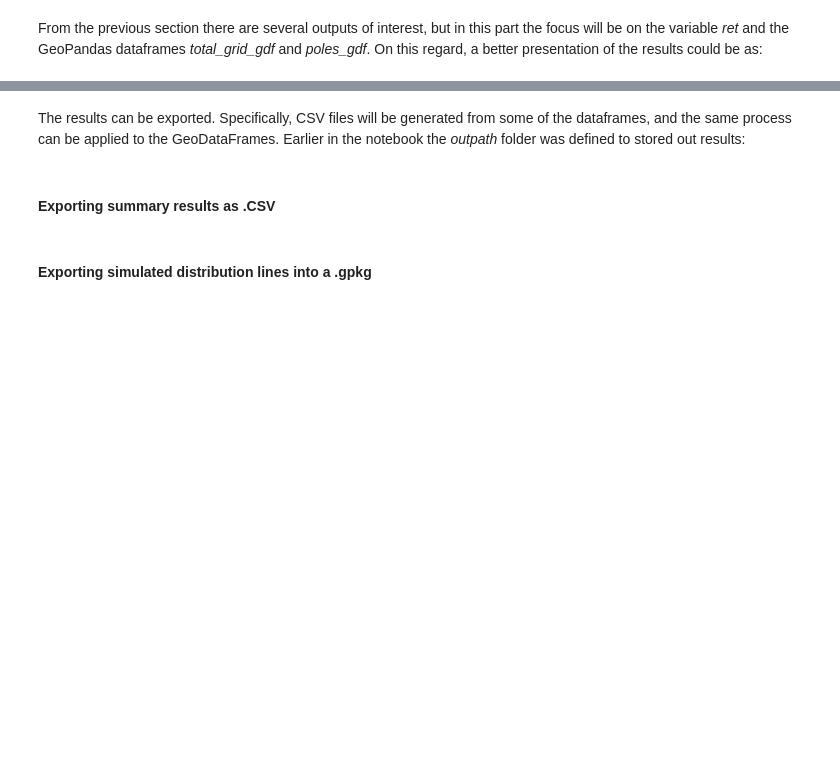
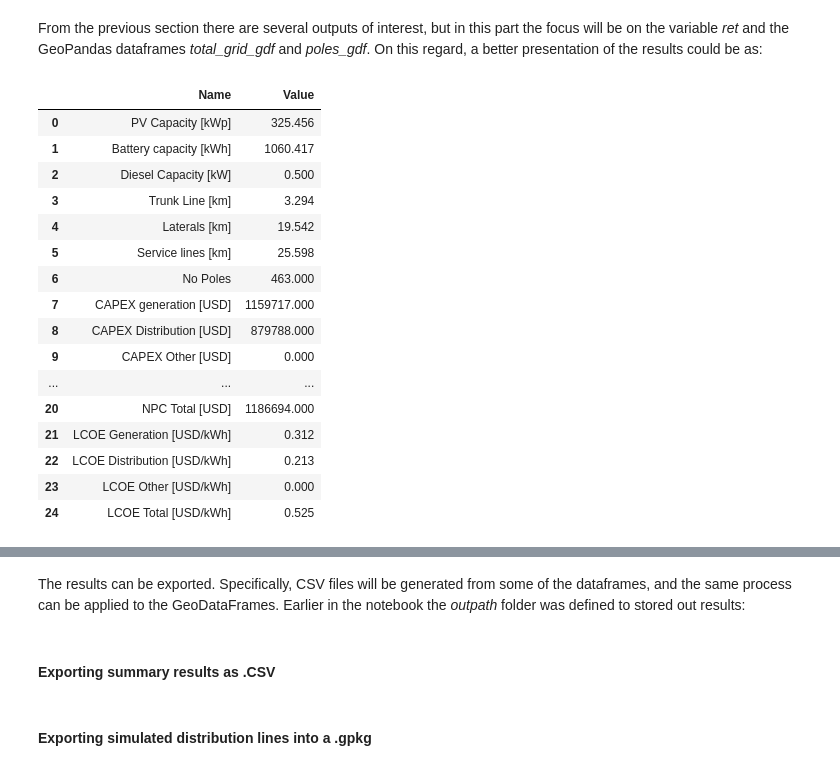
Before and after one commit to SEforALL-IEAP/OMG, a Jupyter notebook: OMG.ipynb, the cells around one changed output, grey strips where cells are left out. Drawn from its saved outputs; the diff is of its cells as text; code cells hidden in the pictures; blank space fills up the shorter version.

```diff
--- a/OMG.ipynb
+++ b/OMG.ipynb
@@ -364,2 +358,2 @@ trans_cost = 27         ## Transportation of material | 27 USD/connection
 # %%
-sga_cost = 18          ## $/connection/year ($1.5/con/month) which adds to the operation and maintenance costs
+sga_cost = 0
@@ -695,5 +415,0 @@ lcoe_distribution = calculate_distribution_lcoe(end_year=end_year,
-# %%
-project_life = end_year - start_year
-total_sga = 0
-for year in range(project_life):
-    total_sga += total_cost_sga / ((1 + discount_rate) ** year)
@@ -703,0 +416,12 @@ transportation_costs = trans_cost*len(households)
+# %%
+t3 = time.time()
+total_grid_gdf, trunks_gdf, secondary_gdf, service_gdf, poles_gdf, total_cost_grid, total_om_grid = \
+    distribution_network(buildings, cluster_polygons, target_crs, cost_grid_km, con_cost, cost_pole, grid_om, service_drop_line)
+
+lcoe_distribution = calculate_distribution_lcoe(end_year=end_year, start_year=start_year, annual_demand=annual_demand,
+                                                distribution_cost=total_cost_grid, om_costs=total_om_grid,
+                                                distribution_life=distribution_life, discount_rate=discount_rate)
+t4 = time.time()
+
+print(f'LCOE (distribution): {round(lcoe_distribution[0], 3)} USD/kWh')
+print(f'Optimization time: {round(t4 - t3, 1)}s')
@@ -710,7 +463,6 @@ results = {
     "Name": ["PV Capacity [kWp]",
              "Battery capacity [kWh]",
              "Diesel Capacity [kW]",
-             "Annual diesel fuel usage [litre]",
 
              "Trunk Line [km]",
              "Laterals [km]",
@@ -719,54 +471,85 @@ results = {
 
              "CAPEX generation [USD]",
              "CAPEX Distribution [USD]",
+             "CAPEX Other [USD]",
              "Cost of Labour [USD]",
              "Cost of Transport [USD]",
              "Total CAPEX [USD]",
 
              "OPEX Generation [USD]",
              "OPEX Distribution [USD]",
-             "OPEX SG&A [USD]",
+             "OPEX Other [USD]",
              "Total OPEX [USD]",
-             "Annual OPEX [USD]",
-             "NPC [USD]",
+             #"Annual OPEX [USD]",
+             "NPC Generation [USD]",
+             "NPC Distribution [USD]",
+             "NPC Other [USD]",
+             "NPC Total [USD]",
 
-             "lcoe [USD/kWh]",
+             "LCOE Generation [USD/kWh]",
+             "LCOE Distribution [USD/kWh]",
+             "LCOE Other [USD/kWh]",
+             "LCOE Total [USD/kWh]",
 
             ],
 
 
-    "Value": [round(ret["best_solution"][0],1), #PV_Capacity
-              round(ret["best_solution"][1],1),  #Battery Capacity
-              round(ret["best_solution"][2],1), #Diesel Capacity
-              round(ret["additional_values"][10],2), #Diesel fuel usage
+    "Value": [round(ret["best_solution"][0],3), #PV_Capacity
+              round(ret["best_solution"][1],3),  #Battery Capacity
+              round(ret["best_solution"][2],3), #Diesel Capacity
 
-              round(sum(trunks_gdf["Length"])/1000,1), #kilometers_grid_main_line
-              round(sum(secondary_gdf["Length"])/1000,1), #kilometers_grid_secondary_lines
-              round(sum(service_gdf["Length"])/1000,1),#kilometers_services_drops
+              round(sum(trunks_gdf["Length"])/1000,3), #kilometers_grid_main_line
+              round(sum(secondary_gdf["Length"])/1000,3), #kilometers_grid_secondary_lines
+              round(sum(service_gdf["Length"])/1000,3),#kilometers_services_drops
               sum(poles_gdf["No. Poles"]), #Number of poles
 
-              round(ret["additional_values"][2],3), # CAPEX of generation - total_cost_labour - transportation_costs, #Cost of Assets
-              round(total_cost_grid,0), # CAPEX of distribution
+              round(ret["investment"], 0), # CAPEX of generation
+              round(lcoe_distribution[1],0), # CAPEX of distribution
+              round(investment_other, 0), # CAPEX of other (transport, labor, power-house)
               total_cost_labour, #Cost of Labour
               transportation_costs, #Cost of transport
-              round(total_cost_grid,0) + math.ceil(round(ret["additional_values"][2],3)) + total_cost_labour + transportation_costs, #Total_capex
+              round(ret["investment"], 0) + round(lcoe_distribution[1],0) + round(investment_other, 0), #Total_capex
 
-              round(ret["additional_values"][4],0) + round(ret["additional_values"][3],0), #Total OPEX Generation
+              round(ret['fuel_cost'],0) + round(ret['om_cost'],0), #Total OPEX Generation
               round(lcoe_distribution[2],0), #Total OPEX Distribution
-              round(total_sga, 0),
-              round(ret["additional_values"][4] + ret["additional_values"][3] + lcoe_distribution[2] + total_sga, 0), #Total OPEX
-              round(ret["additional_values"][-1] + lcoe_distribution[-1] + total_cost_sga, 0), #Annual OPEX
-              round(ret["additional_values"][9] + lcoe_distribution[3] + total_sga + total_cost_labour + transportation_costs, 0), # Net Present Costs
+              round(other_om),
+              round(ret['fuel_cost'],0) + round(ret['om_cost'],0) + round(lcoe_distribution[2],0) + round(other_om),
+              round(ret["npc"], 0), # NPC of generation
+              round(lcoe_distribution[2],0), # NPC of distribution
+              round(discounted_costs, 0), # NPC of other
+              round(ret["npc"] + lcoe_distribution[2] + discounted_costs, 0),
 
-              round(ret["lcoe"],3) + round(lcoe_distribution[0],3), #lcoe_generation + lcoe_distribution
+              round(ret["lcoe"],3),
+              round(lcoe_distribution[0], 3),
+              round(lcoe_other, 3),
+              round(ret["lcoe"],3) + round(lcoe_distribution[0], 3) + round(lcoe_other, 3),
+
              ]
 }
 
 results_pd = pd.DataFrame(results, columns=["Name", "Value"])
 
 # Assign result columns to the original community aplha shape
 for key, value in results_pd.set_index('Name')['Value'].to_dict().items():
     cluster_polygons[key] = value
 
 results_pd
+# %% [output]
+|  | Name | Value |
+| 0 | PV Capacity [kWp] | 325.456 |
+| 1 | Battery capacity [kWh] | 1060.417 |
+| 2 | Diesel Capacity [kW] | 0.500 |
+| 3 | Trunk Line [km] | 3.294 |
+| 4 | Laterals [km] | 19.542 |
+| 5 | Service lines [km] | 25.598 |
+| 6 | No Poles | 463.000 |
+| 7 | CAPEX generation [USD] | 1159717.000 |
+| 8 | CAPEX Distribution [USD] | 879788.000 |
+| 9 | CAPEX Other [USD] | 0.000 |
+| ... | ... | ... |
+| 20 | NPC Total [USD] | 1186694.000 |
+| 21 | LCOE Generation [USD/kWh] | 0.312 |
+| 22 | LCOE Distribution [USD/kWh] | 0.213 |
+| 23 | LCOE Other [USD/kWh] | 0.000 |
+| 24 | LCOE Total [USD/kWh] | 0.525 |
 # %% [markdown]
```
Also changed, not shown: parts of 115 cells of this notebook, 2 other files.
